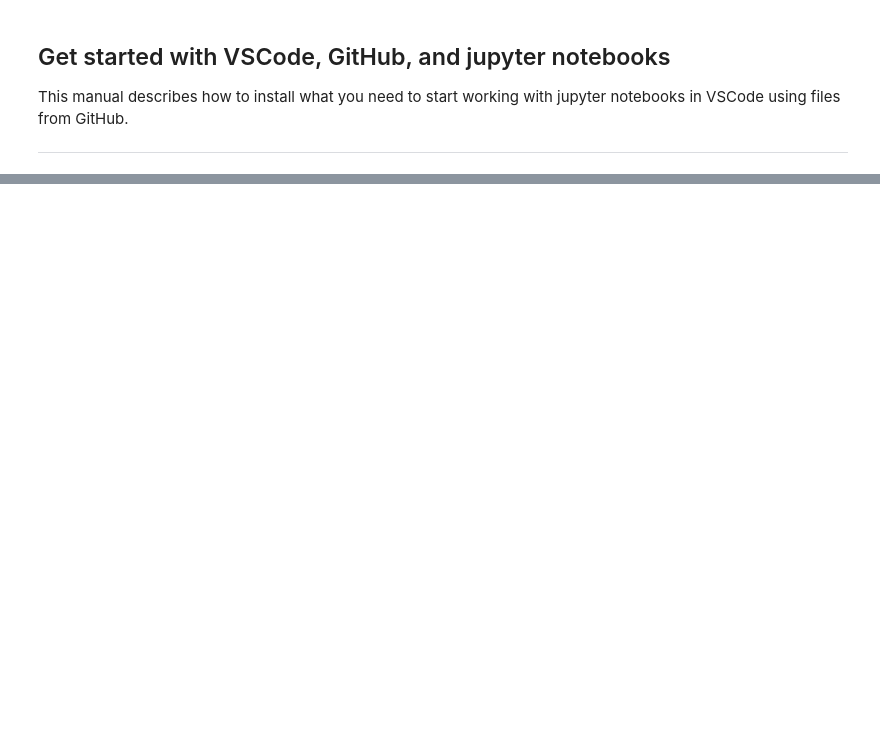
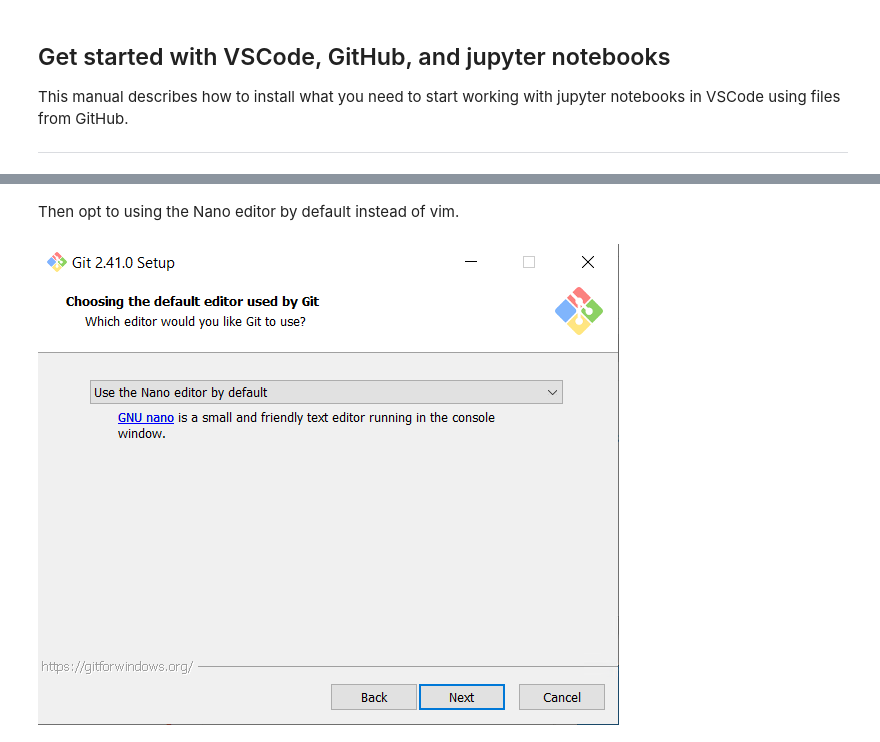
Before and after one commit to julienweihs/GEOF, a Jupyter notebook: Get_started/Installation_manual_Anaconda_VSCode_Git_GitHub.ipynb, the cells around one changed output, grey strips where cells are left out. Cells and saved outputs as stored; diff of their text form; code cells hidden in the pictures; blank space fills up the shorter version.

```diff
--- a/Get_started/Installation_manual_Anaconda_VSCode_Git_GitHub.ipynb
+++ b/Get_started/Installation_manual_Anaconda_VSCode_Git_GitHub.ipynb
@@ -36,0 +84,6 @@ This is enough to start working with python locally on your computer. But we als
+# %% [markdown]
+Then opt to using the Nano editor by default instead of vim.
+# %%
+Image(filename = 'C:/Users/iren_/OneDrive/Documents/Diverse/GitSnip2.png')
+# %% [output]
+[figure, added]
```
Also changed, not shown: parts of 15 cells of this notebook.
